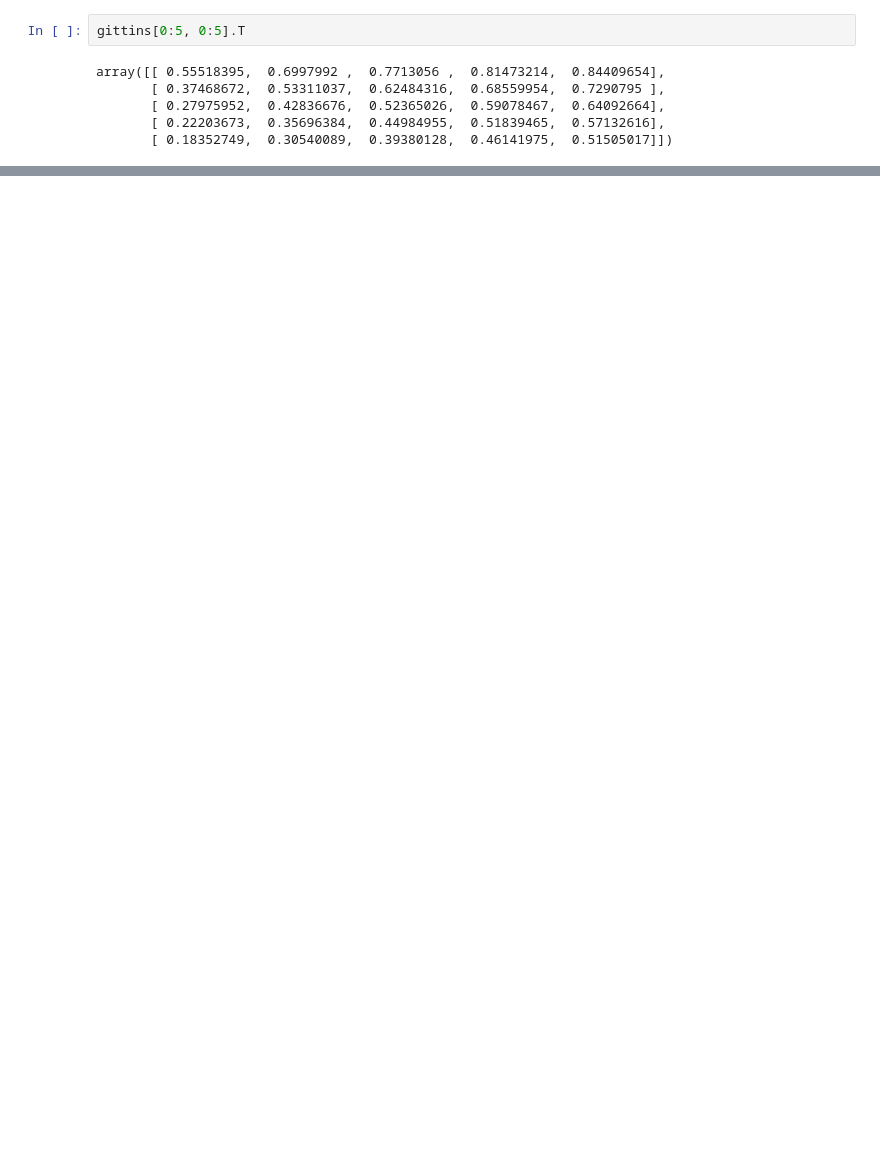
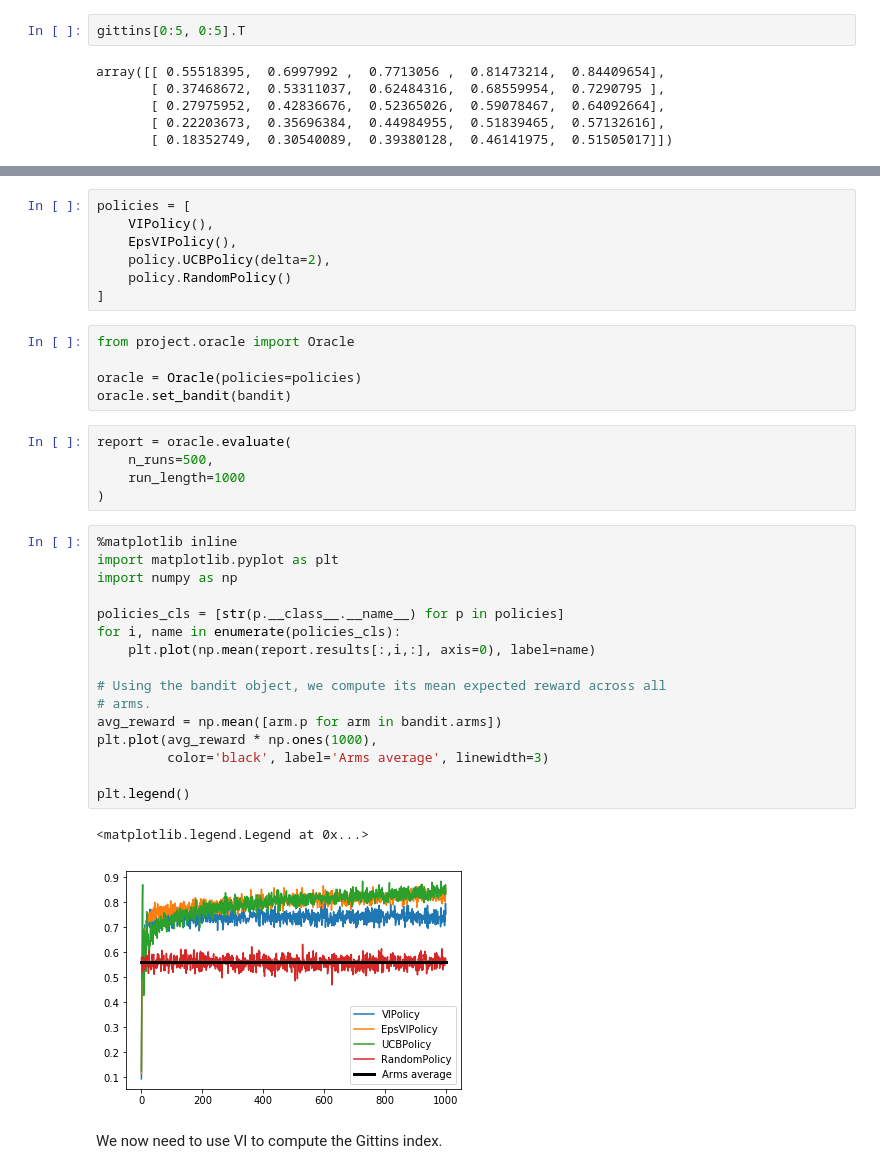
Before and after one commit to NaasCraft/OnlineLearning2018, a Jupyter notebook: Tests.ipynb, the cells around one changed output, grey strips where cells are left out. Saved outputs shown, nothing was run; the diff lists cells and outputs as text; blank space fills up the shorter version.

```diff
--- a/Tests.ipynb
+++ b/Tests.ipynb
@@ -361,0 +689,38 @@ array([[ 0.55518395,  0.6997992 ,  0.7713056 ,  0.81473214,  0.84409654],
+# %%
+policies = [
+    VIPolicy(),
+    EpsVIPolicy(),
+    policy.UCBPolicy(delta=2),
+    policy.RandomPolicy()
+]
+# %%
+from project.oracle import Oracle
+
+oracle = Oracle(policies=policies)
+oracle.set_bandit(bandit)
+# %%
+report = oracle.evaluate(
+    n_runs=500,
+    run_length=1000
+)
+# %%
+%matplotlib inline
+import matplotlib.pyplot as plt
+import numpy as np
+
+policies_cls = [str(p.__class__.__name__) for p in policies]
+for i, name in enumerate(policies_cls):
+    plt.plot(np.mean(report.results[:,i,:], axis=0), label=name)
+
+# Using the bandit object, we compute its mean expected reward across all
+# arms.
+avg_reward = np.mean([arm.p for arm in bandit.arms])
+plt.plot(avg_reward * np.ones(1000),
+         color='black', label='Arms average', linewidth=3)
+
+plt.legend()
+# %% [output]
+<matplotlib.legend.Legend at 0x...>
+[figure, added]
+# %% [markdown]
+We now need to use VI to compute the Gittins index.
```
Also changed, not shown: parts of 18 cells of this notebook.
